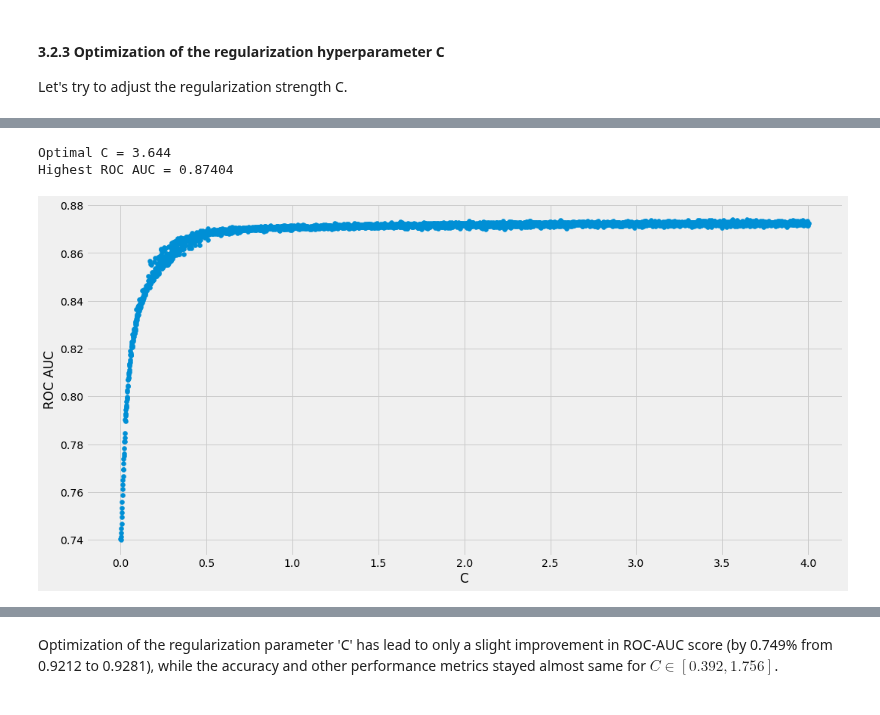
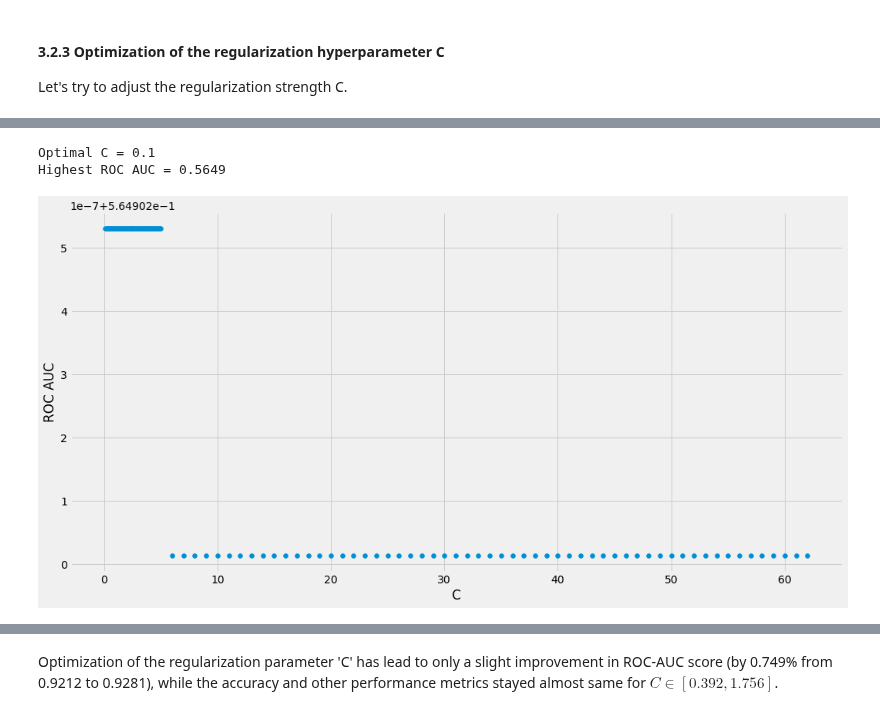
Before and after one commit to ysereda/Springboard, a Jupyter notebook: Capstone2_CustomerChurn.ipynb, the cells around one changed output, grey strips where cells are left out. Drawn from its saved outputs; the diff is of its cells as text; code cells hidden in the pictures.

```diff
--- a/Capstone2_CustomerChurn.ipynb
+++ b/Capstone2_CustomerChurn.ipynb
@@ -2610,16 +2814,16 @@ Rocauc.loc[(Rocauc['C'] < 1.002) & (Rocauc['C'] > 0.998)] # Locate optimal ROC-A
 # %%
-Rocauc = pd.read_csv('data/LR_C.csv') #read
+Rocauc = pd.read_csv('data/LR_C.sag.csv') #read
 idx_opt = np.argmax(Rocauc['ROC AUC'])
 C_opt = round(Rocauc['C'].iloc[idx_opt],4)
 print('Optimal C =', C_opt)
 rocauc_opt = round(Rocauc['ROC AUC'].iloc[idx_opt],5)
 print('Highest ROC AUC =',rocauc_opt)
 
 fig, axs = plt.subplots(figsize = (16,8))
 plt.scatter(Rocauc['C'],Rocauc['ROC AUC']);
 plt.xlabel('C');
 plt.ylabel('ROC AUC');
 # %% [output]
-Optimal C = 3.644
-Highest ROC AUC = 0.87404
+Optimal C = 0.1
+Highest ROC AUC = 0.5649
-[figure, old version]
+[figure, new version]
```
Also changed, not shown: parts of 53 cells of this notebook, 4 other files.
